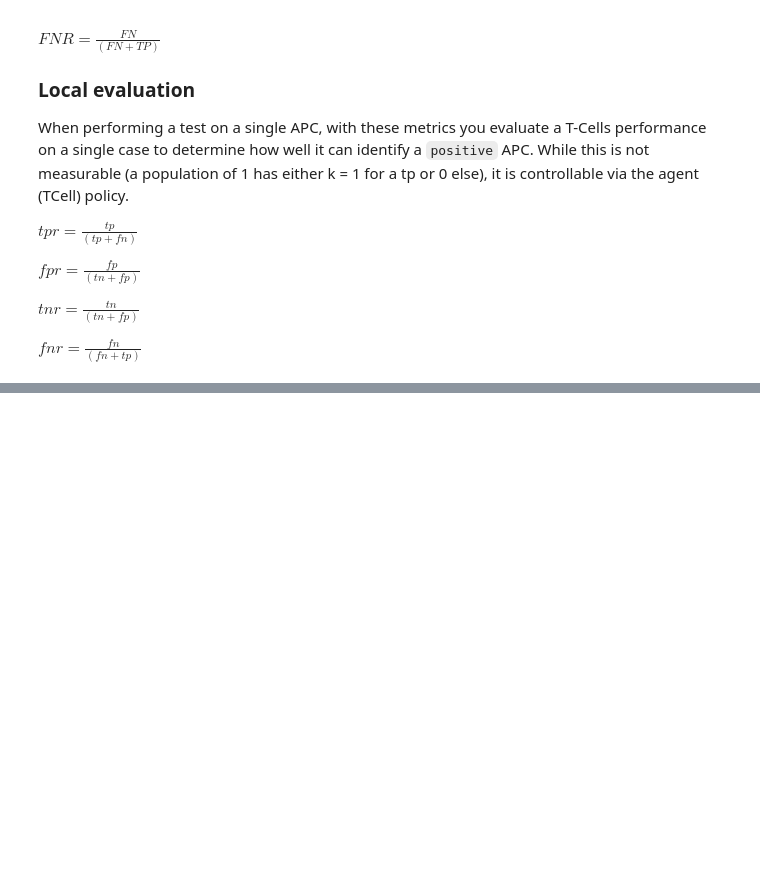
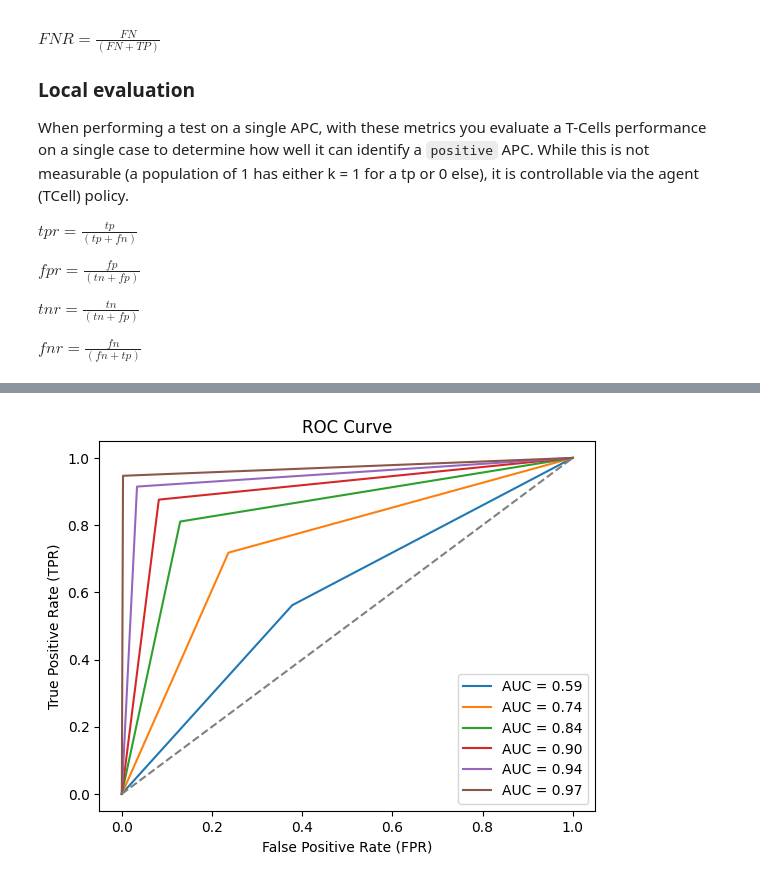
Before and after one commit to nikoczernin/tcells, a Jupyter notebook: baumgart_repro.ipynb, the cells around one changed output, grey strips where cells are left out. Drawn from its saved outputs; the diff is of its cells as text; code cells hidden in the pictures; blank space fills up the shorter version.

```diff
--- a/baumgart_repro.ipynb
+++ b/baumgart_repro.ipynb
@@ -234,0 +292,32 @@ plt.show()
+# %%
+from sklearn.metrics import roc_curve, auc
+import matplotlib.pyplot as plt
+
+
+df_sums = df.groupby("learning_rate").sum().astype('int64')
+
+
+for i, row in df_sums.iterrows():
+    # print(row)
+    y_true = [1] * row["TP"] + [0] * row["FP"] + [0] * row["TN"] + [1] * row["FN"]
+    y_score = [1] * row["TP"] + [1] * row["FP"] + [0] * row["TN"] + [0] * row["FN"]
+
+# # Example: ground truth and agent_ scores
+# y_true = np.array([0, 0, 1, 1, 1, 0])  # 0 = not harmful, 1 = harmful
+# y_score = np.array([0.1, 0.4, 0.35, 0.8, 0.9, 0.2])  # agent_ confidence/probability
+#
+    # Compute ROC curve
+    fpr, tpr, thresholds = roc_curve(y_true, y_score)
+    roc_auc = auc(fpr, tpr)
+
+    # Plot
+    plt.plot(fpr, tpr, label=f'AUC = {roc_auc:.2f}')
+
+plt.plot([0, 1], [0, 1], linestyle='--', color='gray')  # random baseline
+plt.xlabel("False Positive Rate (FPR)")
+plt.ylabel("True Positive Rate (TPR)")
+plt.title("ROC Curve")
+plt.legend()
+plt.show()
+# %% [output]
+[figure, added]
```
Also changed, not shown: parts of 23 cells of this notebook, 6 other files.
